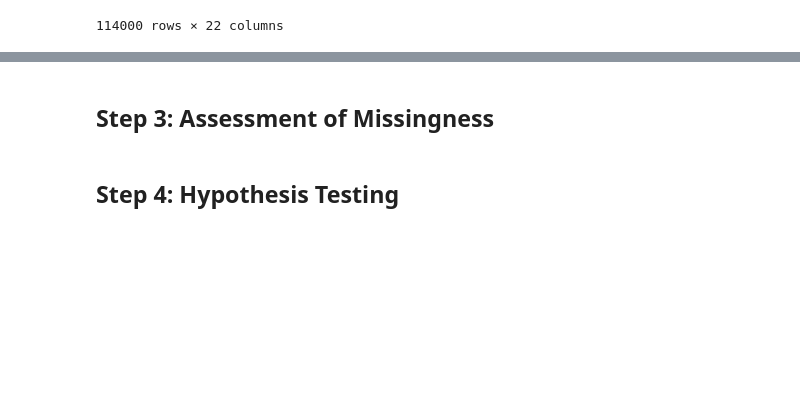
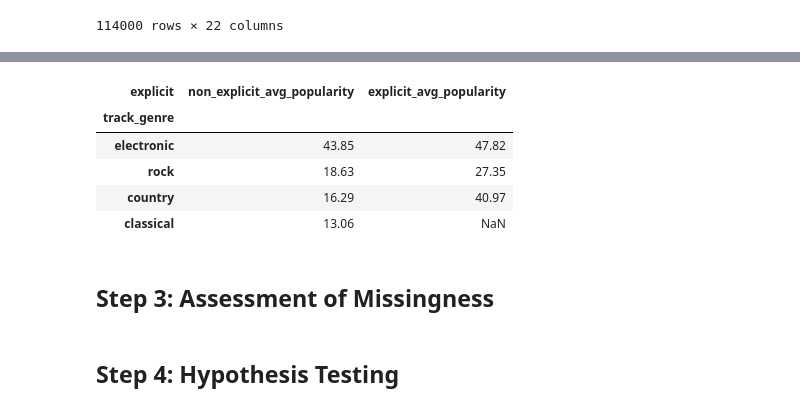
Before and after one commit to wyllz/spotify-analysis, a Jupyter notebook: template.ipynb, the cells around one changed output, grey strips where cells are left out. Saved outputs shown, nothing was run; the diff lists cells and outputs as text; code cells hidden in the pictures; blank space fills up the shorter version.

```diff
--- a/template.ipynb
+++ b/template.ipynb
@@ -213,16 +201,25 @@ genre_summary.head(10).round(2)
 # %%
+top_genres = ['hip hop', 'classical', 'country', 'electronic', 'rock']
+
 genre_explicit_pivot = (
     tracks_clean[tracks_clean["track_genre"].isin(top_genres)]
     .pivot_table(
         index="track_genre",
         columns="explicit",
         values="track_popularity",
         aggfunc="mean",
     )
     .rename(columns={False: "non_explicit_avg_popularity", True: "explicit_avg_popularity"})
     .sort_values("non_explicit_avg_popularity", ascending=False)
 )
 
 genre_explicit_pivot.round(2)
+# %% [output]
+| explicit | non_explicit_avg_popularity | explicit_avg_popularity |
+| track_genre |  |  |
+| electronic | 43.85 | 47.82 |
+| rock | 18.63 | 27.35 |
+| country | 16.29 | 40.97 |
+| classical | 13.06 | NaN |
 # %% [markdown]
 ## Step 3: Assessment of Missingness
```
Also changed, not shown: parts of 32 cells of this notebook, 1 other file.
